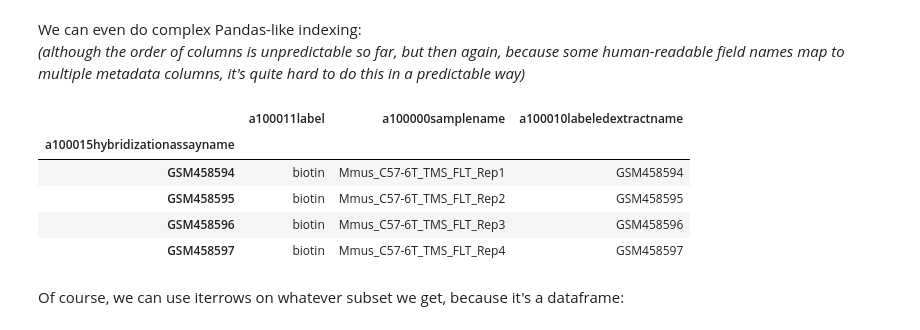
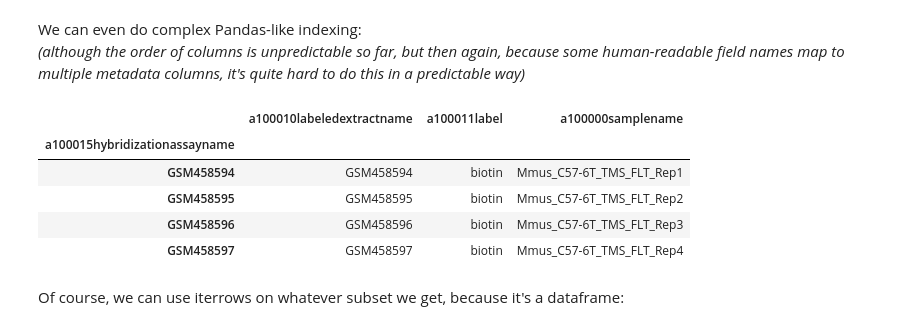
Before and after one commit to LankyCyril/genefab, a Jupyter notebook: genefab-demo.ipynb, the cells around one changed output. Saved outputs shown, nothing was run; the diff lists cells and outputs as text; code cells hidden in the pictures.

```diff
--- a/genefab-demo.ipynb
+++ b/genefab-demo.ipynb
@@ -128,16 +166,16 @@ We can even do complex Pandas-like indexing:
 *(although the order of columns is unpredictable so far, but then again, because some human-readable field names map to multiple metadata columns, it's quite hard to do this in a predictable way)*
 # %%
 assay.metadata.loc[
-    assay.metadata[assay.factors] == "Space Flight",
+    assay.factors=="Space Flight",
     ["Sample Name", "Label", "Labeled Extract Name"]
 ]
 # %% [output]
-|  | a100011label | a100000samplename | a100010labeledextractname |
+|  | a100010labeledextractname | a100011label | a100000samplename |
 | a100015hybridizationassayname |  |  |  |
-| GSM458594 | biotin | Mmus_C57-6T_TMS_FLT_Rep1 | GSM458594 |
-| GSM458595 | biotin | Mmus_C57-6T_TMS_FLT_Rep2 | GSM458595 |
-| GSM458596 | biotin | Mmus_C57-6T_TMS_FLT_Rep3 | GSM458596 |
-| GSM458597 | biotin | Mmus_C57-6T_TMS_FLT_Rep4 | GSM458597 |
+| GSM458594 | GSM458594 | biotin | Mmus_C57-6T_TMS_FLT_Rep1 |
+| GSM458595 | GSM458595 | biotin | Mmus_C57-6T_TMS_FLT_Rep2 |
+| GSM458596 | GSM458596 | biotin | Mmus_C57-6T_TMS_FLT_Rep3 |
+| GSM458597 | GSM458597 | biotin | Mmus_C57-6T_TMS_FLT_Rep4 |
 # %% [markdown]
 Of course, we can use iterrows on whatever subset we get, because it's a dataframe:
 # %%
```
Also changed, not shown: parts of 19 cells of this notebook.
